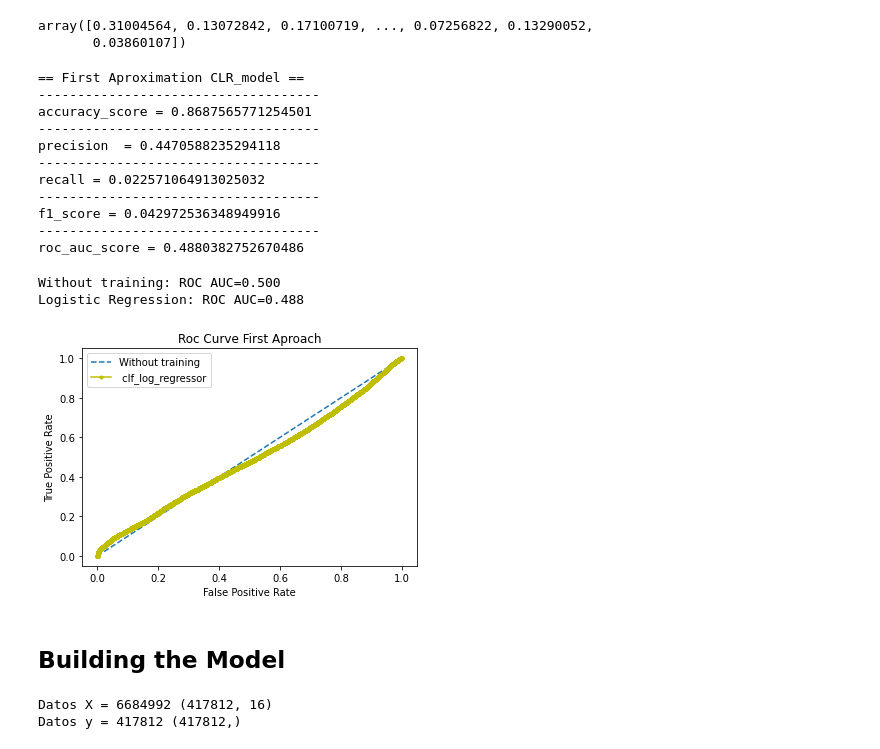
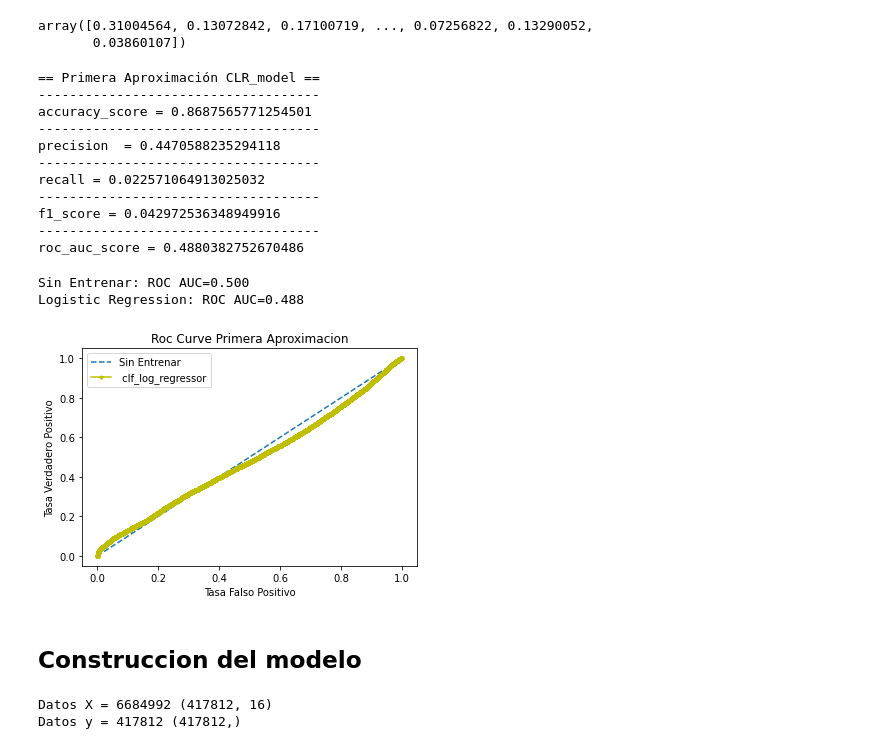
Before and after one commit to romayana/Financial-Product-Sales-Forecast-Model, a Jupyter notebook: Models/CLR_model.ipynb, the cells around one changed output. Drawn from its saved outputs; the diff is of its cells as text; code cells hidden in the pictures.

```diff
--- a/Models/CLR_model.ipynb
+++ b/Models/CLR_model.ipynb
@@ -106,7 +106,7 @@ clf_log_regressor_first_aproach.predict_proba(X_test)[:, 1]
 array([0.31004564, 0.13072842, 0.17100719, ..., 0.07256822, 0.13290052,
        0.03860107])
 # %%
-# Results obtained from the model.
+# Resultados Obtenidos de la primera aproximación
 
 accuracy_score_first_aproach = accuracy_score(y_test,clf_log_regressor_first_aproach.predict(X_test))
 precision_first_aproach  = precision_score(y_test,clf_log_regressor_first_aproach.predict(X_test))
@@ -114,7 +114,7 @@ recall_first_aproach = recall_score(y_test,clf_log_regressor_first_aproach.predi
 f1_score_first_aproach = f1_score(y_test,clf_log_regressor_first_aproach.predict(X_test))
 roc_auc_score_first_aproach = roc_auc_score(y_test,clf_log_regressor_first_aproach.predict_proba(X_test)[:, 1])
 
-print('== First Aproximation CLR_model ==')
+print('== Primera Aproximación CLR_model ==')
 print('------------------------------------')
 print ('accuracy_score =', accuracy_score_first_aproach)
 print('------------------------------------')
@@ -126,7 +126,7 @@ print('f1_score =', f1_score_first_aproach)
 print('------------------------------------')
 print('roc_auc_score =', roc_auc_score_first_aproach)
 # %% [output]
-== First Aproximation CLR_model ==
+== Primera Aproximación CLR_model ==
 ------------------------------------
 accuracy_score = 0.8687565771254501
 ------------------------------------
@@ -138,33 +138,33 @@ f1_score = 0.042972536348949916
 ------------------------------------
 roc_auc_score = 0.4880382752670486
 # %%
-# We paint Roc Curve
-# We generate an untrained classifier, which will assign 0 to everything
+# Pintamos la curva ROC
+# Generamos un clasificador sin entrenar que asignada 0 a todo
 no_train = [0 for _ in range(len(X_test))]
-# We calculate the AUC
+# Calculamos AUC
 ns_auc = roc_auc_score(y_test, no_train)
 lr_auc = roc_auc_score(y_test, clf_log_regressor_first_aproach.predict_proba(X_test)[:, 1])
 # Print
-print('Without training: ROC AUC=%.3f' % (ns_auc))
+print('Sin Entrenar: ROC AUC=%.3f' % (ns_auc))
 print('Logistic Regression: ROC AUC=%.3f' % (lr_auc))
-# We calculate the ROC curves
+# Calculamos la curva ROC
 ns_fpr, ns_tpr, _ = roc_curve(y_test, no_train)
 lr_fpr, lr_tpr, _ = roc_curve(y_test, clf_log_regressor_first_aproach.predict_proba(X_test)[:, 1])
-# We paint the ROC curves
-pyplot.plot(ns_fpr, ns_tpr, linestyle='--', label='Without training')
+# Pintamos la curva ROC
+pyplot.plot(ns_fpr, ns_tpr, linestyle='--', label='Sin Entrenar')
 pyplot.plot(lr_fpr, lr_tpr, marker='.', label=' clf_log_regressor' , color = "y")
-# Axes labels
-pyplot.title('Roc Curve First Aproach')
-pyplot.xlabel('False Positive Rate')
-pyplot.ylabel('True Positive Rate')
+# Etiquetas
+pyplot.title('Roc Curve Primera Aproximacion')
+pyplot.xlabel('Tasa Falso Positivo')
+pyplot.ylabel('Tasa Verdadero Positivo')
 pyplot.legend()
-plt.savefig('C:/Users/manue/TFM/Financial-Product-Sales-Forecast-Model/Pictures/CLR Model - Roc Curve First Aproach.png', dpi=75,bbox_inches='tight')
+plt.savefig('C:/Users/manue/TFM/Financial-Product-Sales-Forecast-Model/Images/CLR Model - Roc Curve First Aproach.png', dpi=75,bbox_inches='tight')
 plt.show()
 pyplot.show()
 # %% [output]
-Without training: ROC AUC=0.500
+Sin Entrenar: ROC AUC=0.500
 Logistic Regression: ROC AUC=0.488
-[figure, old version]
+[figure, new version]
-# %% [markdown]
-## Building the Model
+# %% [markdown]
+## Construccion del modelo
 # %%
```
Also changed, not shown: parts of 89 cells of this notebook, 6 other files.
